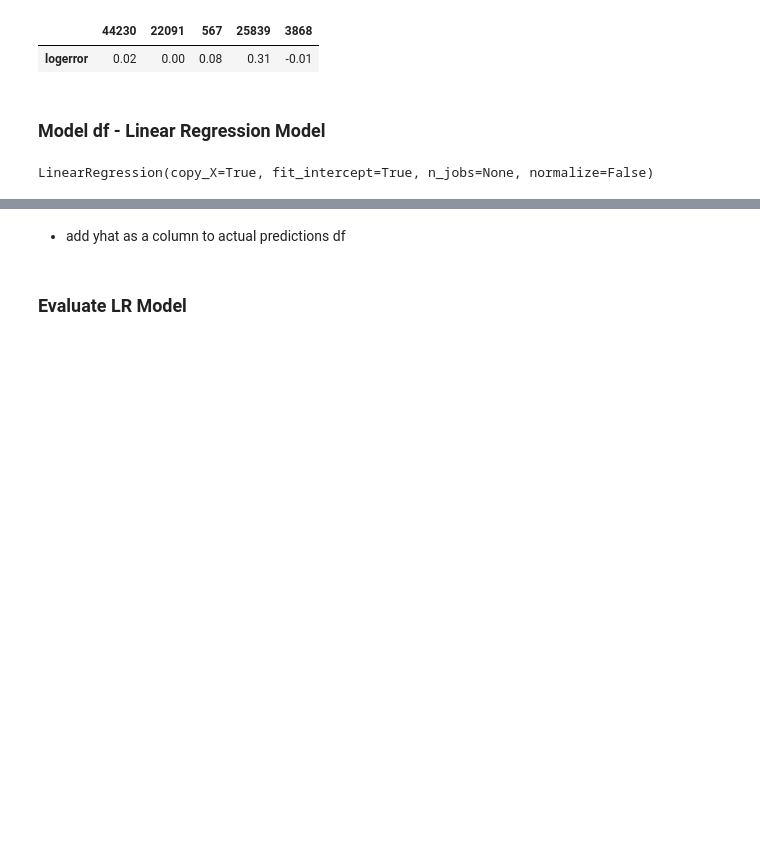
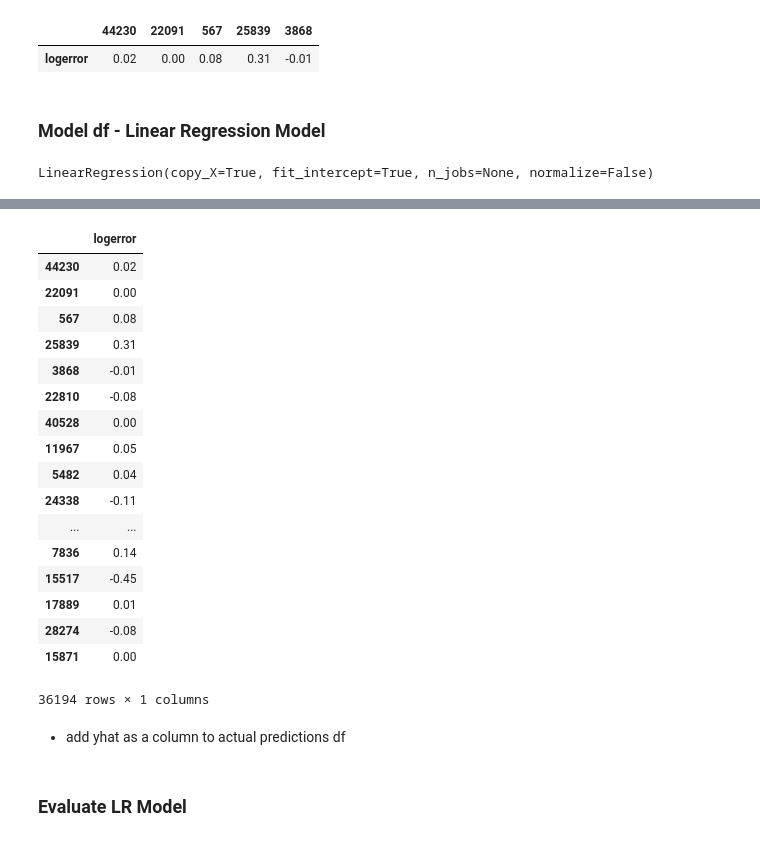
Before and after one commit to FJ-Zillow-Org/Zillow, a Jupyter notebook: faiths_zillow.ipynb, the cells around one changed output, grey strips where cells are left out. Saved outputs shown, nothing was run; the diff lists cells and outputs as text; code cells hidden in the pictures; blank space fills up the shorter version.

```diff
--- a/faiths_zillow.ipynb
+++ b/faiths_zillow.ipynb
@@ -354,5 +358,5 @@ y_test = test[["logerror"]]
 # %% [markdown]
 - Create a train and test df that is numeric dtypes only for modeling and correlation exploration.
 # %%
-df_nums_train = train.select_dtypes(exclude="category")
+nums_train = train.select_dtypes(exclude="category")
 # %%
@@ -411,7 +425,28 @@ yhat = model.predict(x_df_nums_train)
 # %%
 # create df, actual in-sample target values
 
-actual = y_df_nums_train
+actual = y_nums_train
+type(actual)
+actual
+# %% [output]
+|  | logerror |
+| 44230 | 0.02 |
+| 22091 | 0.00 |
+| 567 | 0.08 |
+| 25839 | 0.31 |
+| 3868 | -0.01 |
+| 22810 | -0.08 |
+| 40528 | 0.00 |
+| 11967 | 0.05 |
+| 5482 | 0.04 |
+| 24338 | -0.11 |
+| ... | ... |
+| 7836 | 0.14 |
+| 15517 | -0.45 |
+| 17889 | 0.01 |
+| 28274 | -0.08 |
+| 15871 | 0.00 |
+36194 rows × 1 columns
 # %% [markdown]
 - add yhat as a column to actual predictions df
 # %%
```
Also changed, not shown: parts of 27 cells of this notebook.
